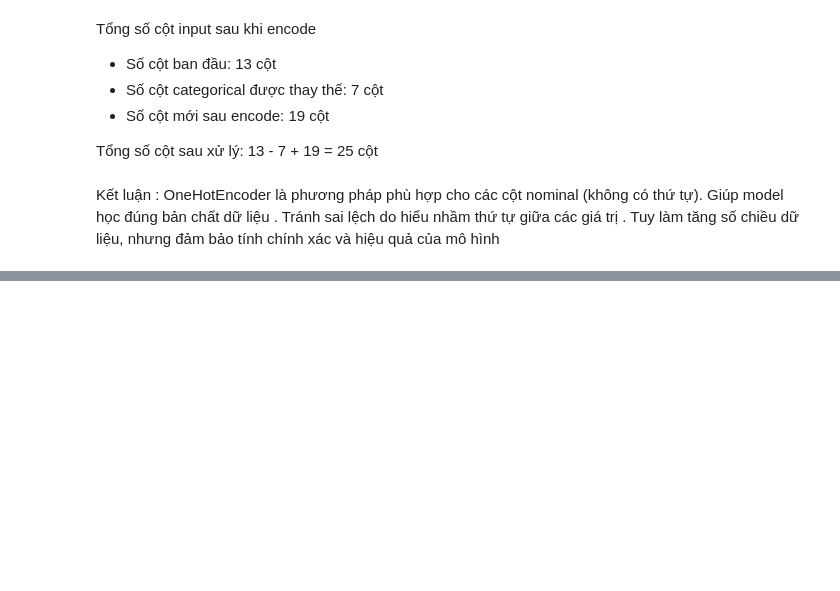
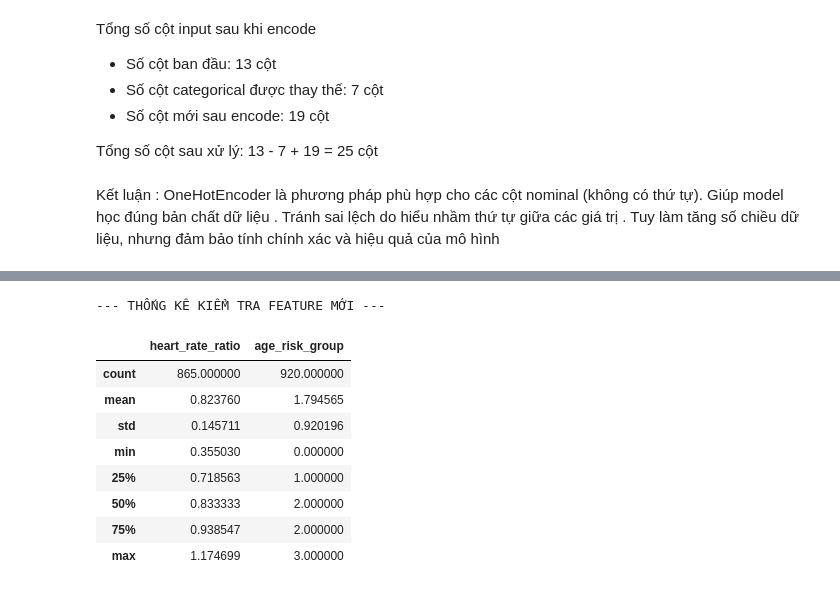
Before and after one commit to phat-05/heart-disease-classification, a Jupyter notebook: notebooks/preprocessing.ipynb, the cells around one changed output, grey strips where cells are left out. Drawn from its saved outputs; the diff is of its cells as text; code cells hidden in the pictures; blank space fills up the shorter version.

```diff
--- a/notebooks/preprocessing.ipynb
+++ b/notebooks/preprocessing.ipynb
@@ -316,0 +589,25 @@ Kết luận : OneHotEncoder là phương pháp phù hợp cho các cột nomina
+# %%
+def feature_engineering(df):
+    """
+    Thực hiện tạo các đặc trưng mới dựa trên kiến thức y sinh.
+    """
+    # Bước 1: Luôn copy dữ liệu gốc
+    df_fe = df.copy()
+
+    # Hàm nhỏ 1: Tính toán heart_rate_ratio
+    def create_heart_rate_ratio(data):
+        # Công thức Karvonen: thalch / (220 - age)
+        return data['thalch'] / (220 - data['age'])
+
+    # Hàm nhỏ 2: Phân nhóm tuổi nguy cơ
+    def create_age_risk_group(data):
+        bins = [0, 40, 50, 60, np.inf]
+        labels = [0, 1, 2, 3]
+        # Ép kiểu về int để Pipeline không lỗi
+        return pd.cut(data['age'], bins=bins, labels=labels).astype(int)
+
+    # Bước 2: Gọi các hàm nhỏ để gán giá trị vào DataFrame
+    df_fe['heart_rate_ratio'] = create_heart_rate_ratio(df_fe)
+    df_fe['age_risk_group'] = create_age_risk_group(df_fe)
+
+    return df_fe
@@ -316,0 +666,21 @@ Kết luận : OneHotEncoder là phương pháp phù hợp cho các cột nomina
+# %%
+
+# Tự tạo X_train tạm thời để test code
+X = df.drop(columns=['target'])  # Tách cột target ra
+X_train = X.copy()  # Tạm thời coi toàn bộ data là X_train để test hàm
+
+X_train_fe = feature_engineering(X_train)
+# Tiến hành in kiểm tra
+print("--- THỐNG KÊ KIỂM TRA FEATURE MỚI ---")
+display(X_train_fe[['heart_rate_ratio', 'age_risk_group']].describe())
+# %% [output]
+--- THỐNG KÊ KIỂM TRA FEATURE MỚI ---
+|  | heart_rate_ratio | age_risk_group |
+| count | 865.000000 | 920.000000 |
+| mean | 0.823760 | 1.794565 |
+| std | 0.145711 | 0.920196 |
+| min | 0.355030 | 0.000000 |
+| 25% | 0.718563 | 1.000000 |
+| 50% | 0.833333 | 2.000000 |
+| 75% | 0.938547 | 2.000000 |
+| max | 1.174699 | 3.000000 |
```
Also changed, not shown: parts of 32 cells of this notebook, 1 other file.
